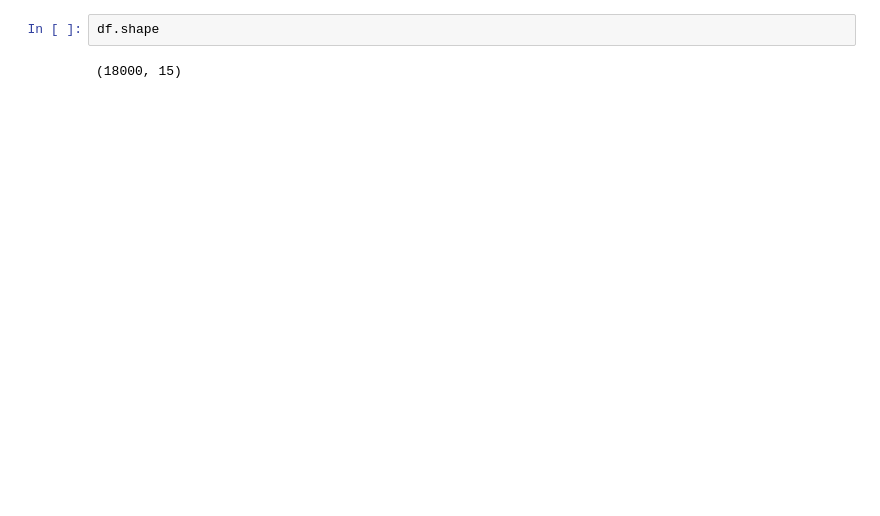
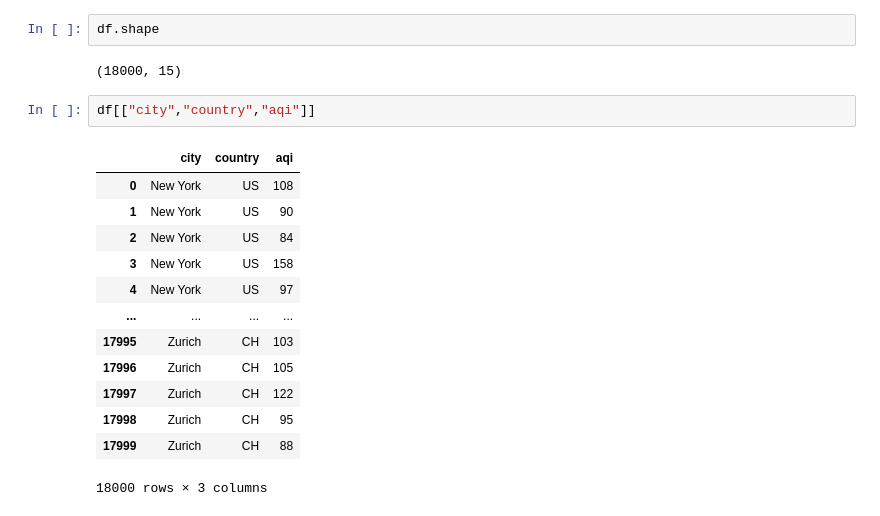
Before and after one commit to Shubh1127/Ai_jour, a Jupyter notebook: pandas_t.ipynb, the cells around one changed output. Saved outputs shown, nothing was run; the diff lists cells and outputs as text; blank space fills up the shorter version.

```diff
--- a/pandas_t.ipynb
+++ b/pandas_t.ipynb
@@ -200,3 +200,19 @@ df.describe()
 df.shape
 # %% [output]
 (18000, 15)
+# %%
+df[["city","country","aqi"]]
+# %% [output]
+|  | city | country | aqi |
+| 0 | New York | US | 108 |
+| 1 | New York | US | 90 |
+| 2 | New York | US | 84 |
+| 3 | New York | US | 158 |
+| 4 | New York | US | 97 |
+| ... | ... | ... | ... |
+| 17995 | Zurich | CH | 103 |
+| 17996 | Zurich | CH | 105 |
+| 17997 | Zurich | CH | 122 |
+| 17998 | Zurich | CH | 95 |
+| 17999 | Zurich | CH | 88 |
+18000 rows × 3 columns
```
Also changed, not shown: parts of 1 cell of this notebook.
